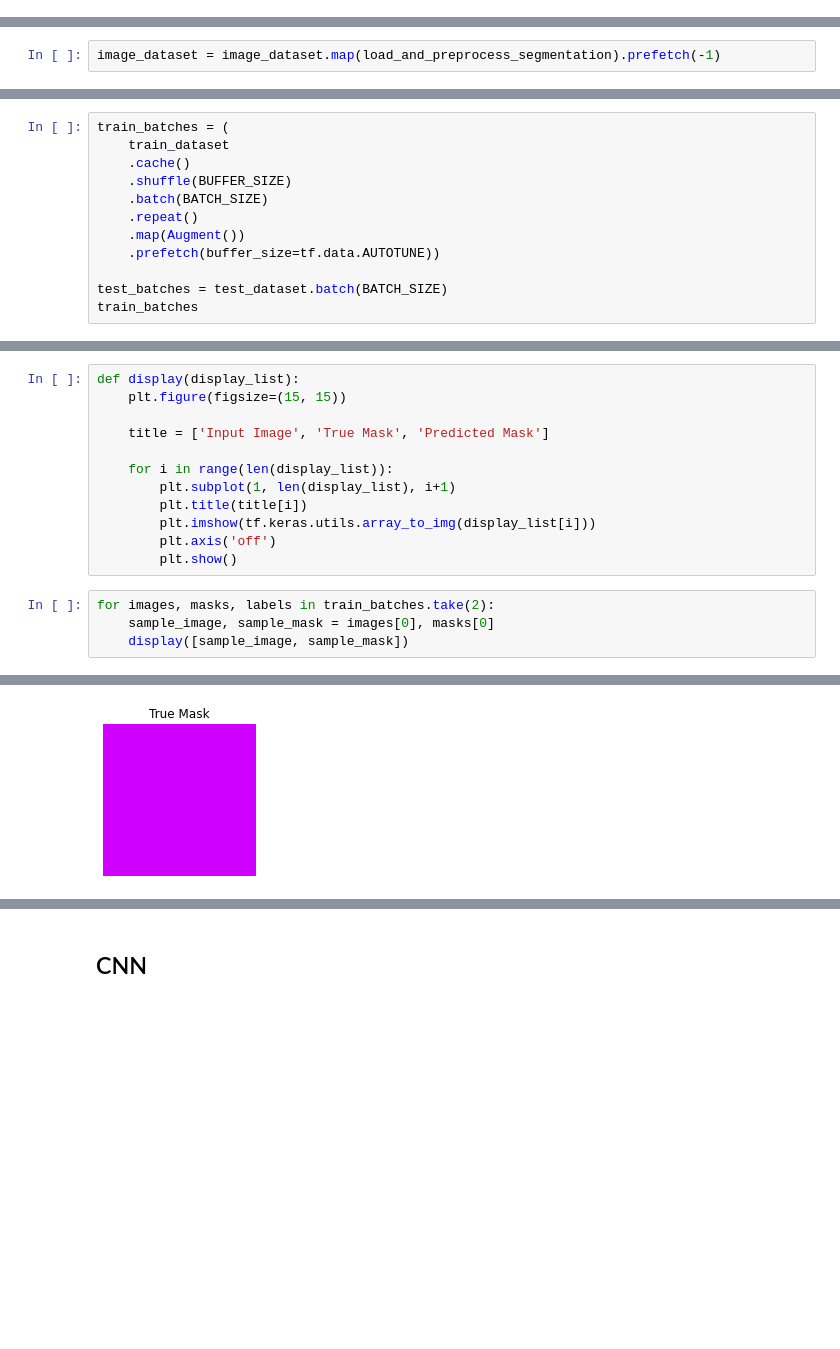
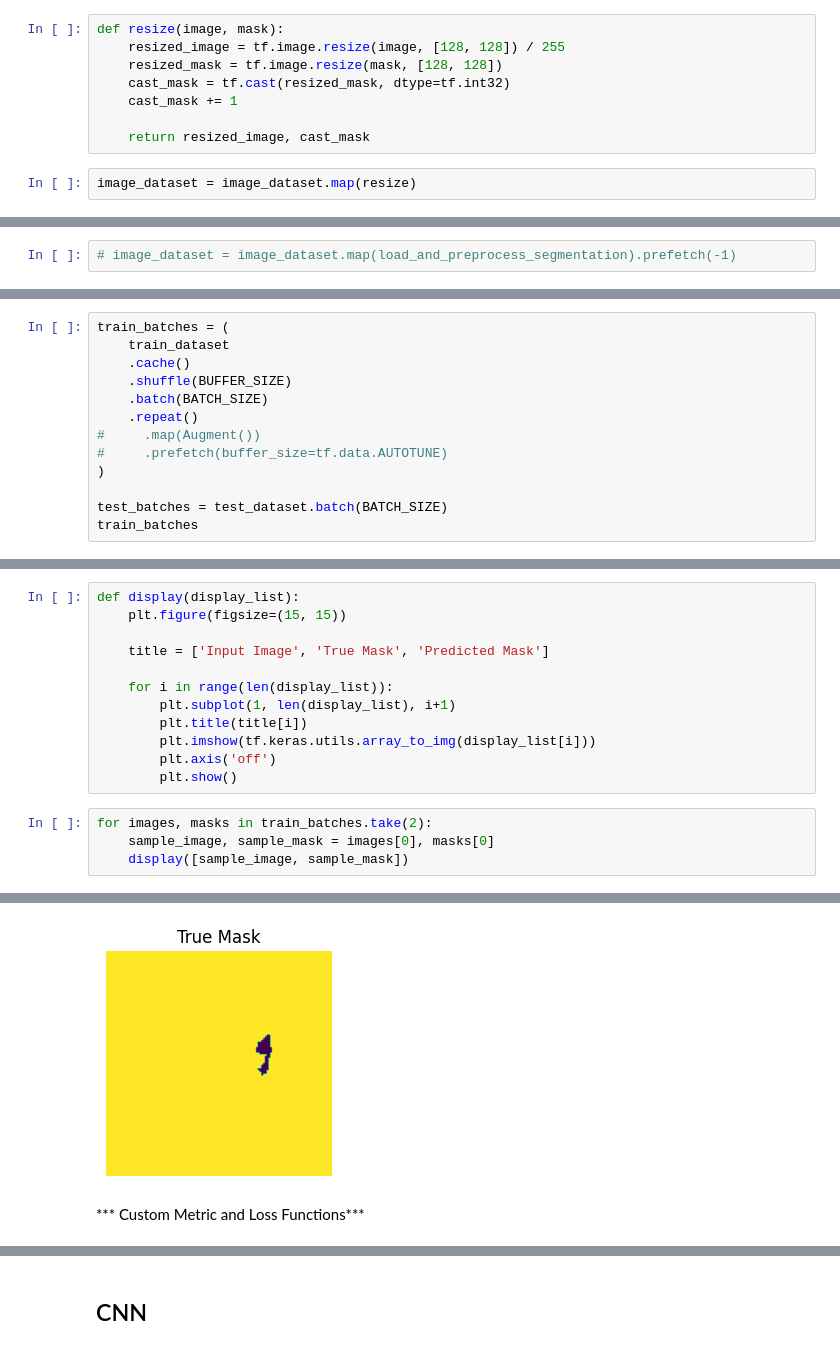
Before and after one commit to lrav35/brain_segmentation_classification, a Jupyter notebook: Brain Hemorrhage Segmentation.ipynb, the cells around one changed output, grey strips where cells are left out. Saved outputs shown, nothing was run; the diff lists cells and outputs as text; blank space fills up the shorter version.

```diff
--- a/Brain Hemorrhage Segmentation.ipynb
+++ b/Brain Hemorrhage Segmentation.ipynb
@@ -605,0 +725,10 @@ image_dataset
+# %%
+def resize(image, mask):
+    resized_image = tf.image.resize(image, [128, 128]) / 255
+    resized_mask = tf.image.resize(mask, [128, 128])
+    cast_mask = tf.cast(resized_mask, dtype=tf.int32)
+    cast_mask += 1
+
+    return resized_image, cast_mask
+# %%
+image_dataset = image_dataset.map(resize)
@@ -620,5 +756,5 @@ def load_and_preprocess_segmentation(image_name, mask_name, label):
 # %%
-image_dataset = image_dataset.map(load_and_preprocess_segmentation).prefetch(-1)
+# image_dataset = image_dataset.map(load_and_preprocess_segmentation).prefetch(-1)
 # %%
 # split into train and test
 test_size = int(len(image_dataset) * 0.2)
@@ -658,8 +794,9 @@ train_batches = (
     .shuffle(BUFFER_SIZE)
     .batch(BATCH_SIZE)
     .repeat()
-    .map(Augment())
-    .prefetch(buffer_size=tf.data.AUTOTUNE))
+#     .map(Augment())
+#     .prefetch(buffer_size=tf.data.AUTOTUNE)
+)
 
 test_batches = test_dataset.batch(BATCH_SIZE)
 train_batches
@@ -687,7 +815,7 @@ def display(display_list):
         plt.axis('off')
         plt.show()
 # %%
-for images, masks, labels in train_batches.take(2):
+for images, masks in train_batches.take(2):
     sample_image, sample_mask = images[0], masks[0]
     display([sample_image, sample_mask])
 # %% [output]
@@ -697 +825,3 @@ for images, masks, labels in train_batches.take(2):
-[figure, old version]
+[figure, new version]
+# %% [markdown]
+*** Custom Metric and Loss Functions***
```
Also changed, not shown: parts of 66 cells of this notebook.
